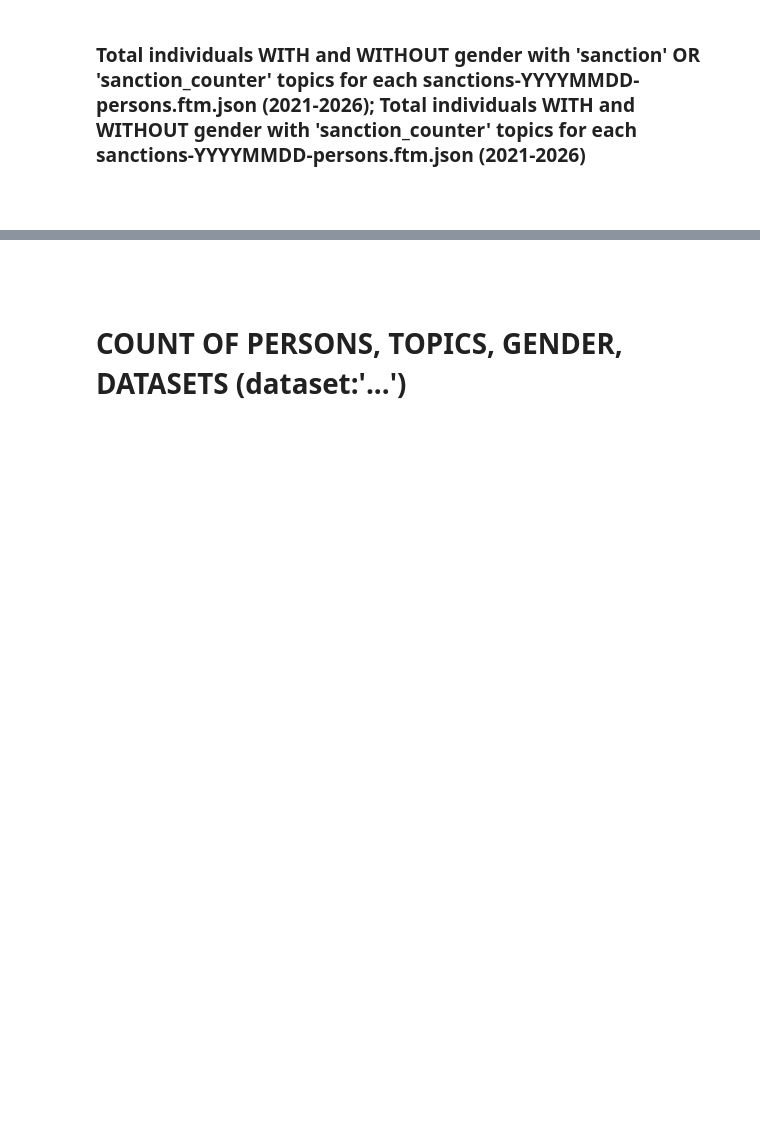
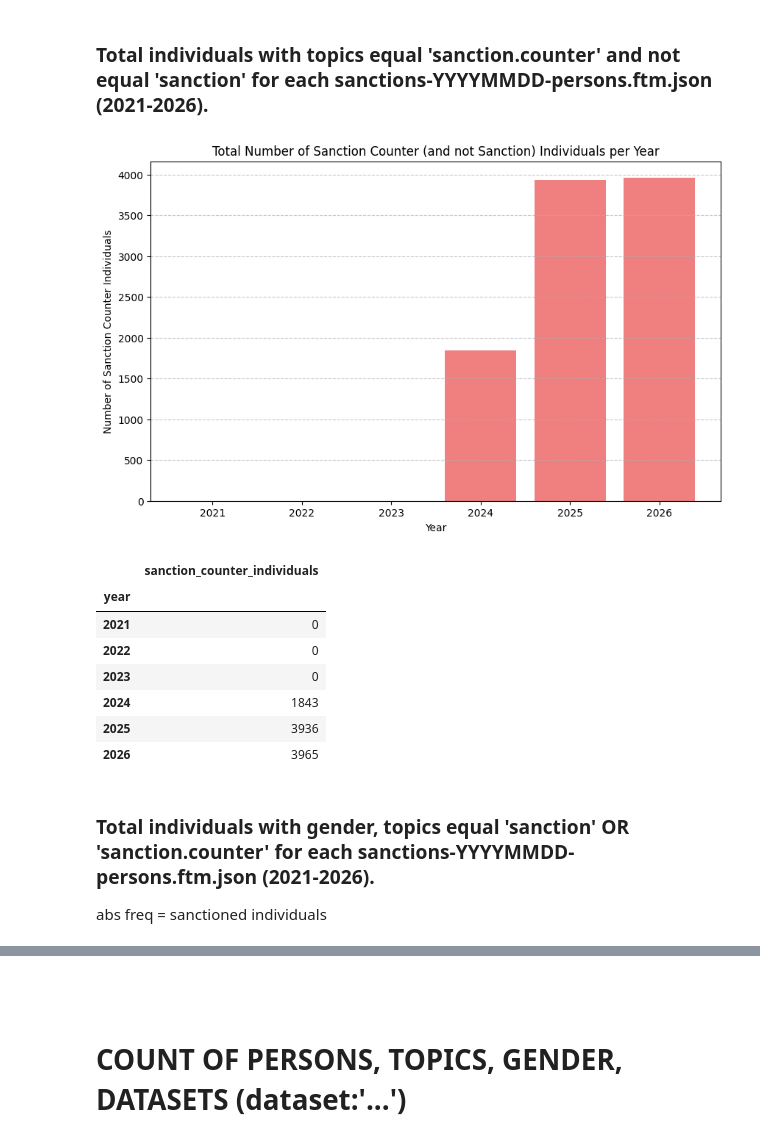
Before and after one commit to jellyrosp/opensanctions, a Jupyter notebook: jupyter_nb/raw_data_freqs.ipynb, the cells around one changed output, grey strips where cells are left out. Saved outputs shown, nothing was run; the diff lists cells and outputs as text; code cells hidden in the pictures; blank space fills up the shorter version.

```diff
--- a/jupyter_nb/raw_data_freqs.ipynb
+++ b/jupyter_nb/raw_data_freqs.ipynb
@@ -7,4 +37,19 @@
+# %% [markdown]
+### Total individuals with topics equal 'sanction.counter' and not equal 'sanction' for each sanctions-YYYYMMDD-persons.ftm.json (2021-2026).
+# %%
+from opensanctions.raw_data_freqs import json_total_sanction_counter_and_not_sanction_individual_per_year
+
+json_total_sanction_counter_and_not_sanction_individual_per_year()
+# %% [output]
+[figure, added]
+|  | sanction_counter_individuals |
+| year |  |
+| 2021 | 0 |
+| 2022 | 0 |
+| 2023 | 0 |
+| 2024 | 1843 |
+| 2025 | 3936 |
+| 2026 | 3965 |
 # %% [markdown]
-### Total individuals WITH and WITHOUT gender with 'sanction' OR 'sanction_counter' topics for each sanctions-YYYYMMDD-persons.ftm.json (2021-2026); Total individuals WITH and WITHOUT gender with 'sanction_counter' topics for each sanctions-YYYYMMDD-persons.ftm.json (2021-2026)
+### Total individuals with gender, topics equal 'sanction' OR 'sanction.counter' for each sanctions-YYYYMMDD-persons.ftm.json (2021-2026).
+abs freq = sanctioned individuals
-# %% [markdown]
-###
```
Also changed, not shown: parts of 21 cells of this notebook, 3 other files.
